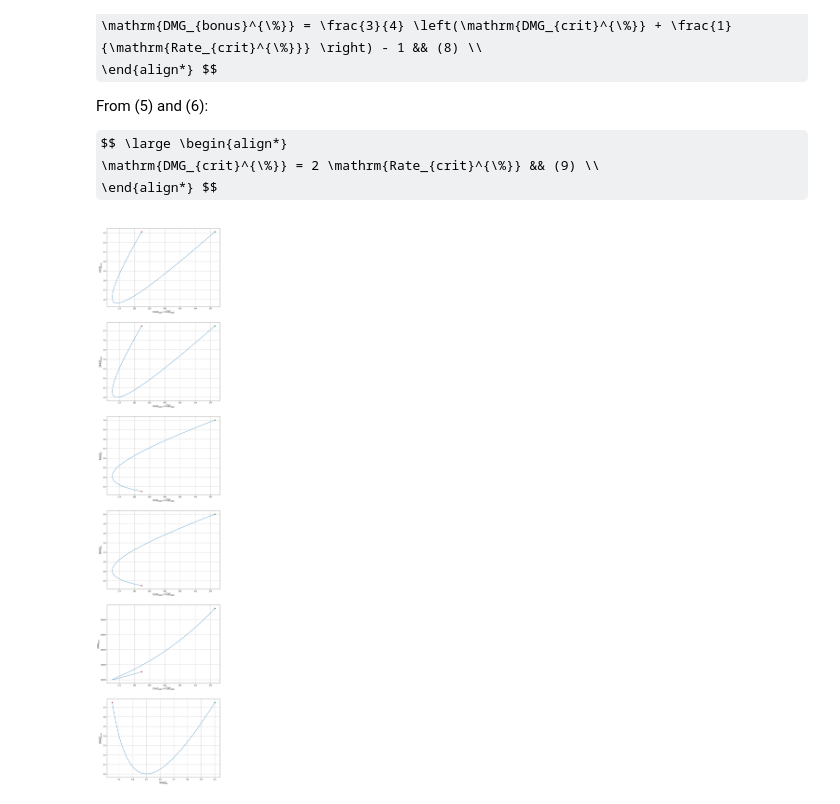
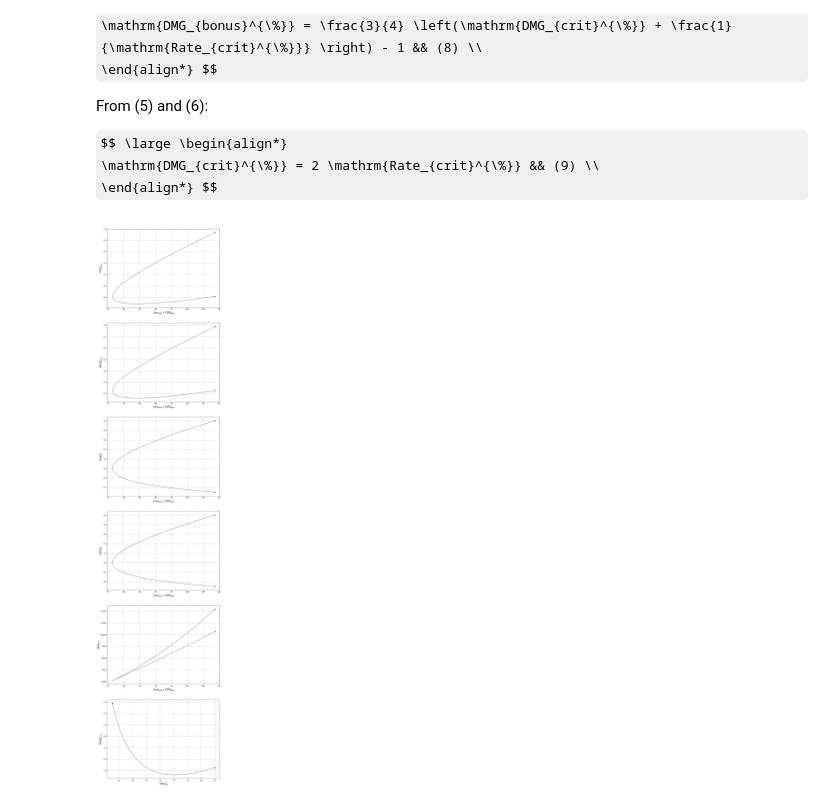
Before and after one commit to raolirom/genshin-notebooks, a Jupyter notebook: artifact-continuous-optimization.ipynb, the cells around one changed output. Saved outputs shown, nothing was run; the diff lists cells and outputs as text; code cells hidden in the pictures; some formulas as TeX source.

Commit message:
dmg_crit correction

```diff
--- a/artifact-continuous-optimization.ipynb
+++ b/artifact-continuous-optimization.ipynb
@@ -61,7 +61,7 @@ atk_flat = 350
 
 rate_crit = np.linspace(0.25, 1.0, 1000)
 dmg_crit = 2 * rate_crit
-dmg_bonus = (3/4) * (2 * dmg_crit + 1/rate_crit) - 1
+dmg_bonus = (3/4) * (dmg_crit + 1/rate_crit) - 1
 atk_bonus = dmg_bonus - atk_flat / atk_base
 
 dmg_out = (atk_base * (1 + atk_bonus) + atk_flat) * (1 + dmg_bonus) * (1 + rate_crit * dmg_crit)
@@ -84,31 +84,31 @@ axs[1].scatter(cost[-1], dmg_bonus[-1], color='green')
 axs[1].grid()
 
 axs[2].set_ylabel(r'$\mathrm{Rate_{crit}^{\%}}$', fontsize=14)
 axs[2].set_xlabel(r'$\mathrm{Cost_{stats}} + \mathrm{\widetilde{Cost}_{stats}}$', fontsize=14)
 axs[2].plot(cost, rate_crit)
 axs[2].scatter(cost[0], rate_crit[0], color='red')
 axs[2].scatter(cost[-1], rate_crit[-1], color='green')
 axs[2].grid()
 
 axs[3].set_ylabel(r'$\mathrm{DMG_{crit}^{\%}}$', fontsize=14)
 axs[3].set_xlabel(r'$\mathrm{Cost_{stats}} + \mathrm{\widetilde{Cost}_{stats}}$', fontsize=14)
 axs[3].plot(cost, dmg_crit)
 axs[3].scatter(cost[0], dmg_crit[0], color='red')
 axs[3].scatter(cost[-1], dmg_crit[-1], color='green')
 axs[3].grid()
 
 axs[4].set_ylabel(r'$\mathrm{DMG_{out}}$', fontsize=14)
 axs[4].set_xlabel(r'$\mathrm{Cost_{stats}} + \mathrm{\widetilde{Cost}_{stats}}$', fontsize=14)
 axs[4].plot(cost, dmg_out)
 axs[4].scatter(cost[0], dmg_out[0], color='red')
 axs[4].scatter(cost[-1], dmg_out[-1], color='green')
 axs[4].grid()
 
 axs[5].set_ylabel(r'$\mathrm{DMG_{bonus}^{\%}}$', fontsize=14)
 axs[5].set_xlabel(r'$\mathrm{Rate_{crit}^{\%}}$', fontsize=14)
 axs[5].plot(rate_crit, dmg_bonus)
 axs[5].scatter(rate_crit[0], dmg_bonus[0], color='red')
 axs[5].scatter(rate_crit[-1], dmg_bonus[-1], color='green')
 axs[5].grid()
 # %% [output]
-[figure, old version]
+[figure, new version]
```
